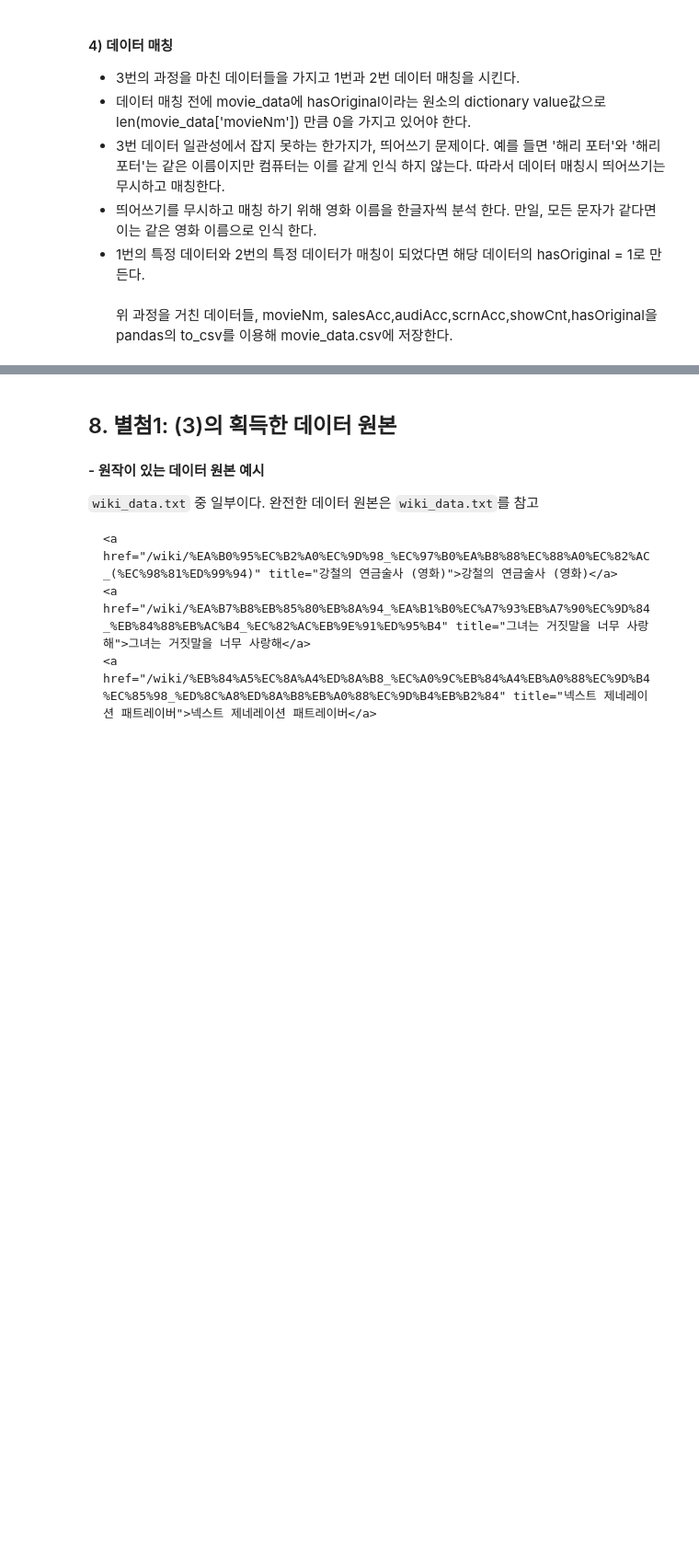
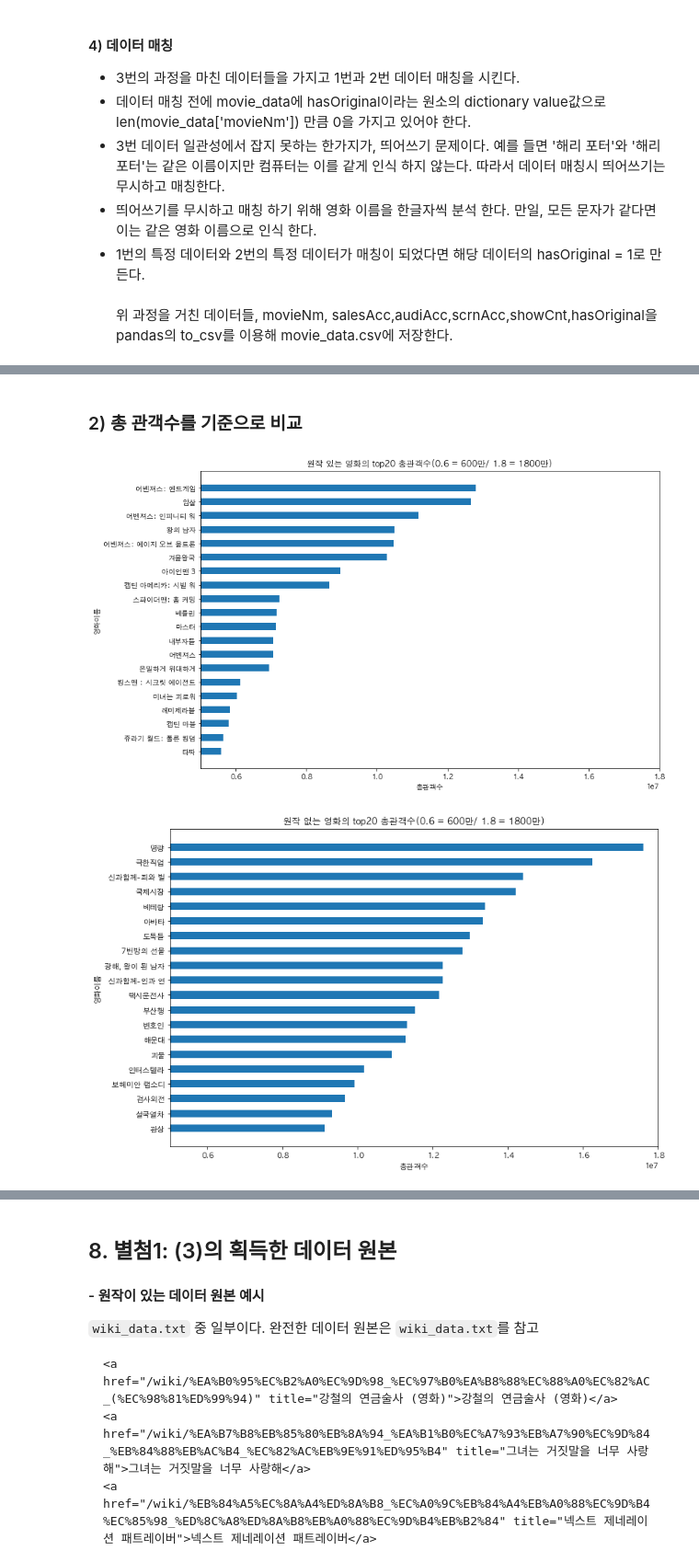
Before and after one commit to kathryn-choi/movie_data_analysis, a Jupyter notebook: main.ipynb, the cells around one changed output, grey strips where cells are left out. Shown: that part at 92% size. Cells and saved outputs as stored; diff of their text form; code cells hidden in the pictures; blank space fills up the shorter version.

```diff
--- a/main.ipynb
+++ b/main.ipynb
@@ -78,0 +163,54 @@ selector example :  ``#mw-pages > div > div > div > ul > li > a`` <br>
+# %% [markdown]
+### 2) 총 관객수를 기준으로 비교
+# %%
+#총 관객수 기준으로 정렬 후 top20 를 가지고 온다
+has_original = has_original.sort_values(["audiAcc"], ascending=[False])
+no_original = no_original.sort_values(["audiAcc"], ascending=[False])
+selected_has_original = (has_original[["movieNm","audiAcc"]])[:20].sort_values("audiAcc")
+selected_no_original = (no_original[["movieNm","audiAcc"]])[:20].sort_values("audiAcc")
+
+#원작 있는 영화 Top20의 총 관객수를 bar 그래프로 그린다
+fig = plt.figure(figsize=(12, 8))
+ax = fig.add_subplot(111)
+y = np.arange(20)
+plt.barh(y, selected_has_original["audiAcc"], height=0.5)
+plt.yticks(y, selected_has_original["movieNm"])
+plt.xlim(5000000,  18000000)
+plt.xlabel('총관객수')
+plt.ylabel('영화이름')
+plt.title('원작 있는 영화의 top20 총관객수(0.6 = 600만/ 1.8 = 1800만)')
+plt.show()
+
+#원작 없는 영화 Top20의 총 관객수를 bar 그래프로 그린다
+fig = plt.figure(figsize=(12, 8))
+ax = fig.add_subplot(111)
+y = np.arange(20)
+plt.barh(y, selected_no_original["audiAcc"], height=0.5)
+plt.yticks(y, selected_no_original["movieNm"])
+plt.xlim(5000000,  18000000)
+plt.xlabel('총관객수')
+plt.ylabel('영화이름')
+plt.title('원작 없는 영화의 top20 총관객수(0.6 = 600만/ 1.8 = 1800만)')
+plt.show()
+
+
+#둘의 비교를 위해 영화 이름을 제외 하고 랭크 순으로 비교 한다.
+rank = []
+
+for i in range (1,21):
+    rank.append(str(21-i)+'위')
+
+fig = plt.figure(figsize=(12, 8))
+ax = fig.add_subplot(111)
+y = np.arange(20)
+plt.barh(y-0.2, selected_has_original["audiAcc"], label='원작 있는 영화', height=0.4, color='#ff6600')
+plt.barh(y+0.2, selected_no_original["audiAcc"], label='원작 없는 영화', height=0.4, color='#0066ff')
+plt.yticks(y, rank)
+plt.xlim(5000000,  18000000)
+plt.xlabel('총관객수')
+plt.ylabel('영화랭킹')
+plt.title('top20 총관객수 비교 (0.6 = 600만/ 1.8 = 1800만)')
+plt.show()
+# %% [output]
+[figure, added]
+[figure, added]
```
Also changed, not shown: parts of 16 cells of this notebook, 1 other file.
